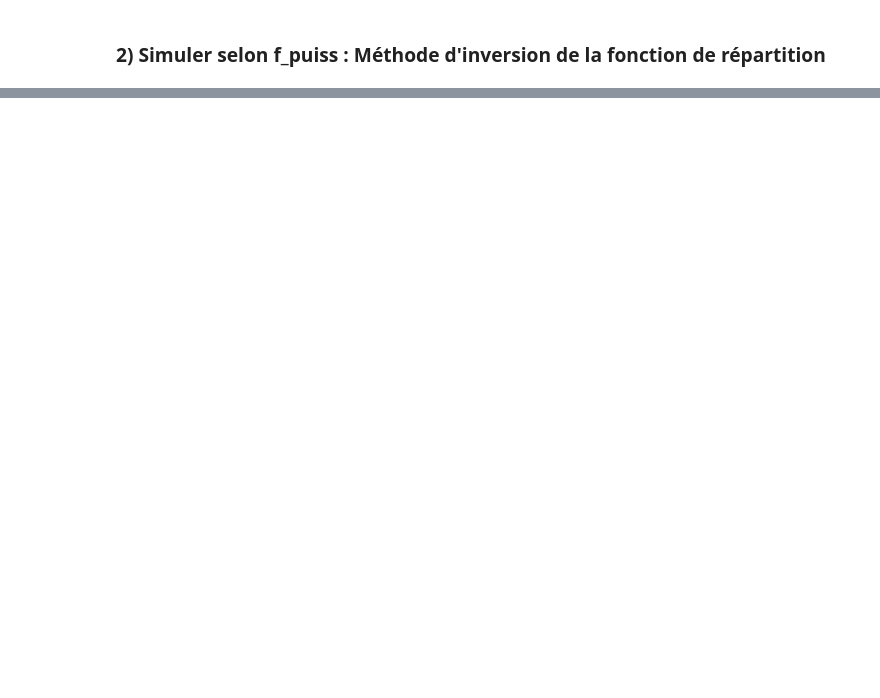
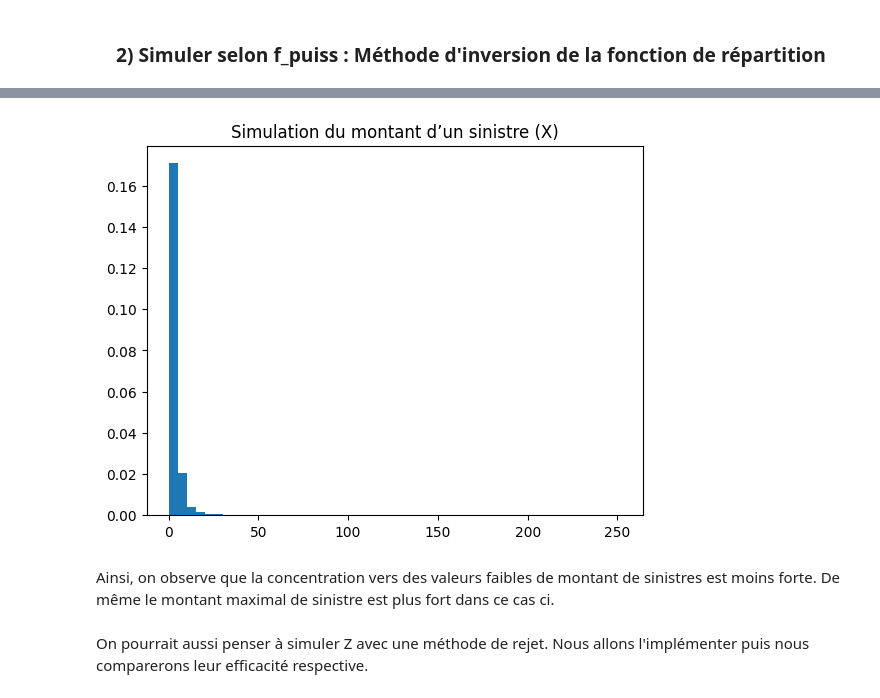
Before and after one commit to LaboiteNoire/techniques-de-simulations-, a Jupyter notebook: Projet final.ipynb, the cells around one changed output, grey strips where cells are left out. Saved outputs shown, nothing was run; the diff lists cells and outputs as text; code cells hidden in the pictures; blank space fills up the shorter version.

```diff
--- a/Projet final.ipynb
+++ b/Projet final.ipynb
@@ -139,0 +190,18 @@ plt.show()
+# %%
+# Exemple
+p = np.array([0.001, 0.998, 0.001])
+x0, b, sigma, delta = 1.0, 5.0, 0.5, 1.0
+a, alpha = 2.0, 3.0
+
+ech = echantillon_X(p, x0, b, sigma, delta, a, alpha, n=10000)
+
+import matplotlib.pyplot as plt
+plt.hist(ech, bins=50, density=True)
+plt.title("Simulation du montant d’un sinistre (X)")
+plt.show()
+# %% [output]
+[figure, added]
+# %% [markdown]
+Ainsi, on observe que la concentration vers des valeurs faibles de montant de sinistres est moins forte. De même le montant maximal de sinistre est plus fort dans ce cas ci.
+# %% [markdown]
+On pourrait aussi penser à simuler Z avec une méthode de rejet. Nous allons l'implémenter puis nous comparerons leur efficacité respective.
```
Also changed, not shown: parts of 15 cells of this notebook.
